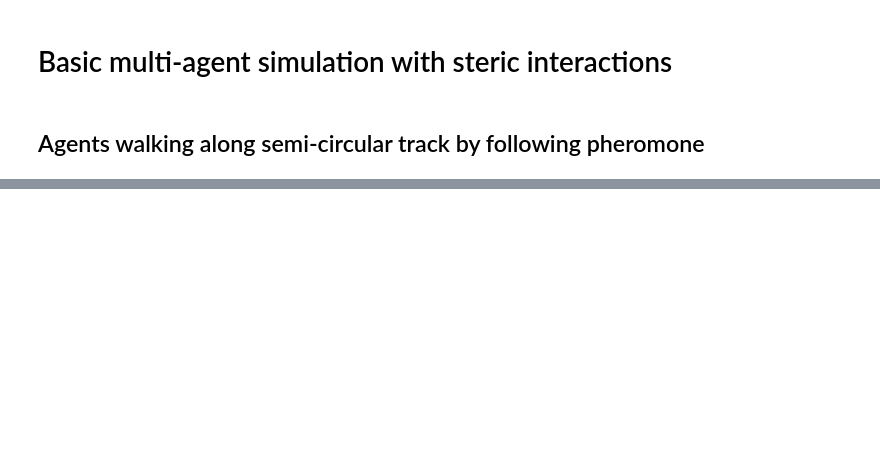
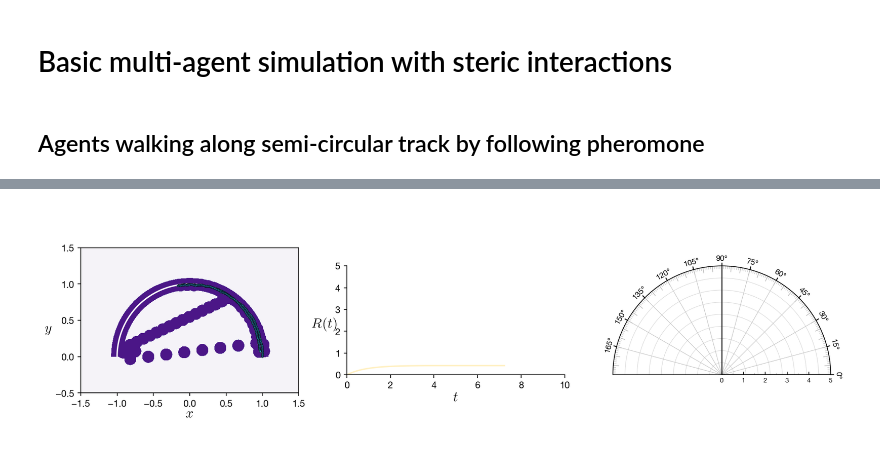
Before and after one commit to sgangaprasath/CollectiveTradeoff, a Jupyter notebook: MulAgentBasicv2.ipynb, the cells around one changed output, grey strips where cells are left out. Saved outputs shown, nothing was run; the diff lists cells and outputs as text; code cells hidden in the pictures; blank space fills up the shorter version.

```diff
--- a/MulAgentBasicv2.ipynb
+++ b/MulAgentBasicv2.ipynb
@@ -280,7 +290,10 @@ class forager():
         self.sTrl = 0.0 #distance travelled by agent
         self.sInd = 0 #step count of agent
         self.valFn = np.zeros(p.nPtn) #value function initialized to zero
-        self.phiSc = 0. #Angle at which bifurcation happens
+        self.phiSc = 0. #angle at which bifurcation happens
+        self.tgtInd = 0 #indicates if target was reached 0 - not reached, 1 - reached
+        self.hmInd = 0 #indicates if on way to home from rSc
+        self.rSc = np.array([0., 0.]) #location of bifurcation
 
     def intPolicy(self, ptr):
         p = copy.deepcopy(ptr)
@@ -301,16 +314,38 @@ class forager():
         p = copy.deepcopy(ptr)
         self.r += p.l*np.array([np.cos(self.thet), np.sin(self.thet)])
         self.thet = self.thet*(1-p.nu*p.dt) + p.nu*p.dt*p.tgtPhi + np.sqrt(2*p.diff*p.dt)*np.random.normal()
-        if np.linalg.norm(self.r - p.tgt) < p.sigma:
-            self.rwd += (np.pi - self.phiSc)*p.a
-            self.sInd = p.nSteps
-        if np.linalg.norm(self.r) > (p.a+p.pt+0.1):
-            self.sInd = p.nSteps
+
+    def piPolicy(self, ptr):
+        p = copy.deepcopy(ptr)
+        if (np.linalg.norm(self.rSc - self.r) > p.l) & (self.hmInd == 0):
+            tgtOrn = (self.rSc - self.r)/np.linalg.norm(self.rSc - self.r) #Orientation of the target from given location
+            p.tgtPhi = np.arctan2(tgtOrn[1], tgtOrn[0])
+            self.thet = p.tgtPhi
+            self.r += p.l*np.array([np.cos(self.thet), np.sin(self.thet)])
+        elif (np.linalg.norm(self.rSc - self.r) < p.l) & (self.hmInd == 0):
+            self.hmInd = 1
+        elif self.hmInd == 1:
+            phi = np.arctan2(self.r[1], self.r[0])
+            self.thet = phi - 0.5*np.pi + np.random.uniform(-np.pi/5, np.pi/5)
+            tmp = np.array([np.cos(self.thet), np.sin(self.thet)])
+            self.r += p.l*tmp
+            #Makes sure that forager is within pheromone region
+            if np.linalg.norm(self.r) > (p.a+p.pt):
+                self.thet = self.thet - np.pi*0.25
+                self.r += p.l*np.array([np.cos(self.thet), np.sin(self.thet)])
+
+            if np.linalg.norm(self.r) < (p.a-p.pt):
+                self.thet = self.thet + np.pi*0.25
+                self.r += p.l*np.array([np.cos(self.thet), np.sin(self.thet)])
+
+            if np.linalg.norm(self.r - p.strt) <= p.pt:
+                self.sInd = p.nSteps
+
 
     def reset(self, ptr):
         p = copy.deepcopy(ptr)
-        self.r = p.rInit #position of agent
-        self.thet = p.thetInit #local orientation of agent
+        self.r = p.rFgInit #position of agent
+        self.thet = p.thetFgInit #local orientation of agent
         self.rwd = 0.0 #reward collected
         self.sTrl = 0.0 #distance travelled by agent
         self.sInd = 0 #step count of agent
@@ -391,3 +468,9 @@ print("--- %s seconds ---" % (time.time() - start_time))
+# %%
+fig, ax = pF.plotDefMul(5, p, xphm, yphm, phm)
+pF.plotMultFg(fig, ax, p, rfgxFull, rfgyFull, phfgxFull, phfgyFull, rwdFull, fg.valFn, 0.5)
+plt.show()
+# %% [output]
+[figure, added]
 # %%
 importlib.reload(pF)
 # pF.plotVidFn(p, xphm, yphm, phm, rxFull, ryFull, phxFull, phyFull)
```
Also changed, not shown: parts of 4 cells of this notebook, 11 other files.
